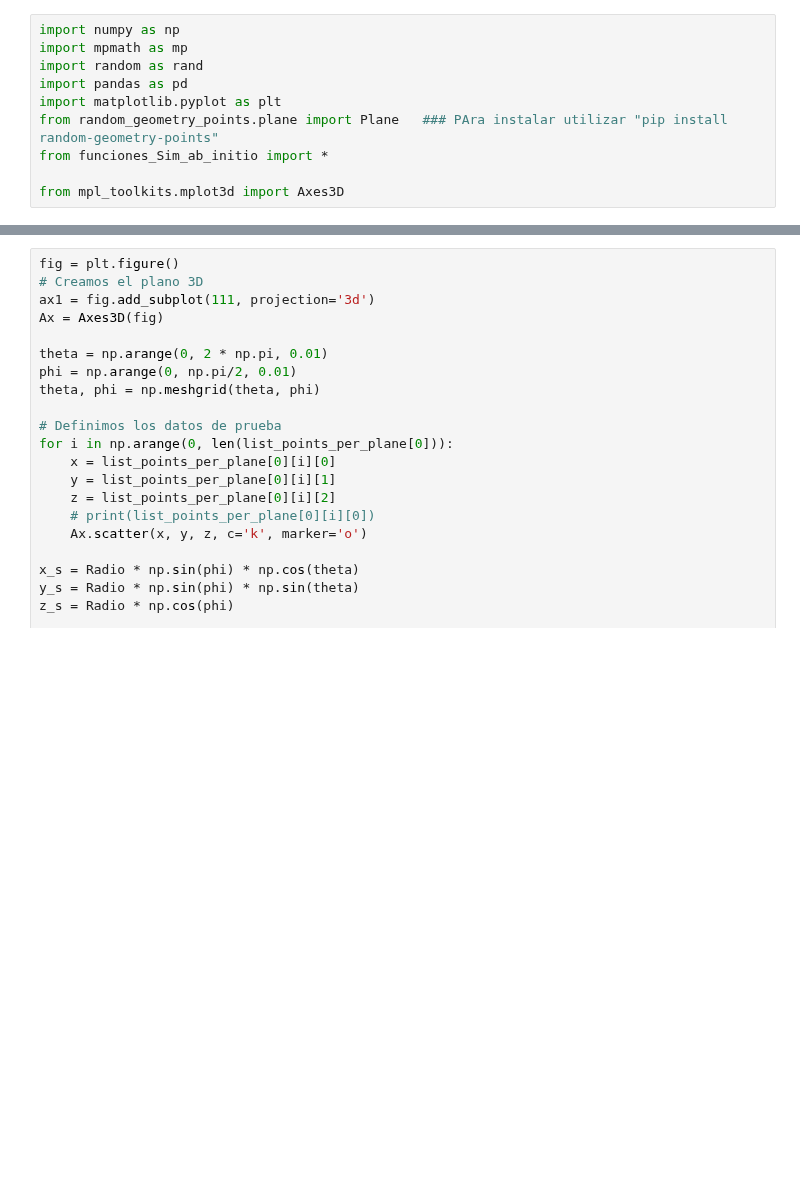
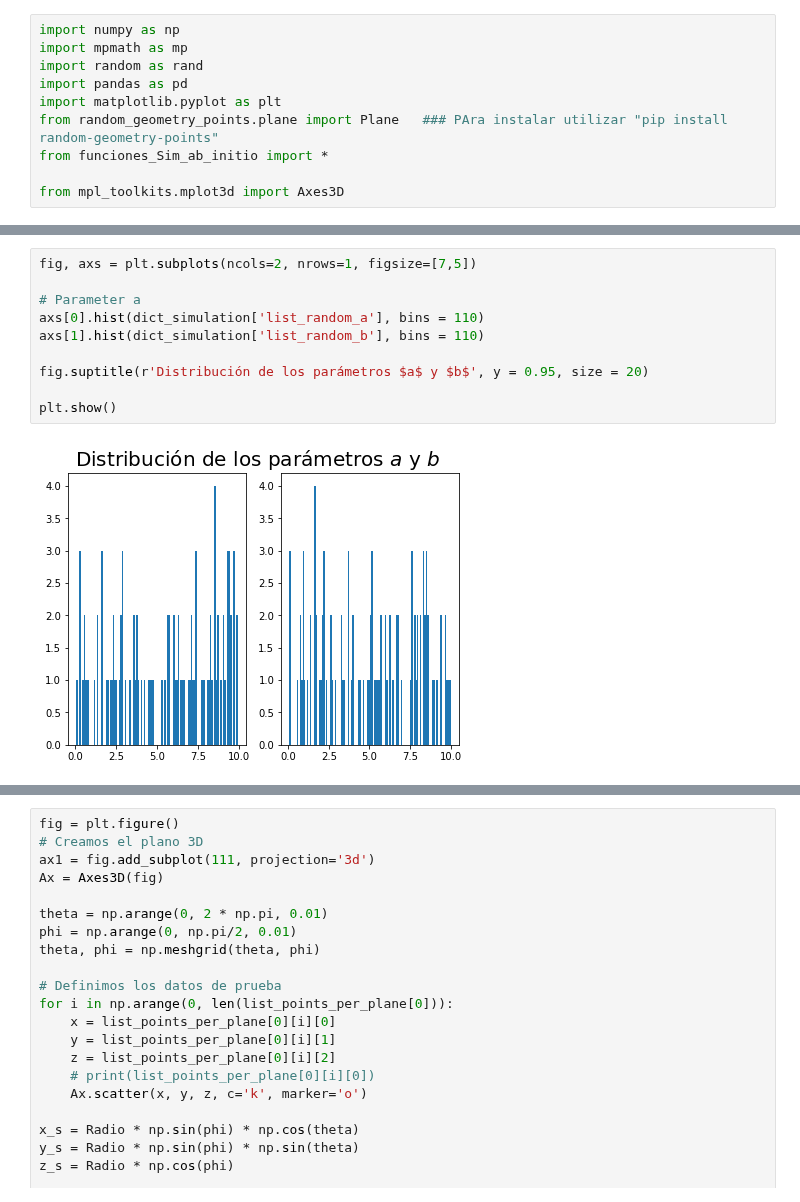
Before and after one commit to mausanram/CodigosICN, a Jupyter notebook: Simulacion_ab_initio/Sim_ab_initio.ipynb, the cells around one changed output, grey strips where cells are left out. Cells and saved outputs as stored; diff of their text form; blank space fills up the shorter version.

```diff
--- a/Simulacion_ab_initio/Sim_ab_initio.ipynb
+++ b/Simulacion_ab_initio/Sim_ab_initio.ipynb
@@ -103,0 +67,12 @@ Número total de eventos simulados:  15710
+# %%
+fig, axs = plt.subplots(ncols=2, nrows=1, figsize=[7,5])
+
+# Parameter a
+axs[0].hist(dict_simulation['list_random_a'], bins = 110)
+axs[1].hist(dict_simulation['list_random_b'], bins = 110)
+
+fig.suptitle(r'Distribución de los parámetros $a$ y $b$', y = 0.95, size = 20)
+
+plt.show()
+# %% [output]
+[figure, added]
```
Also changed, not shown: parts of 7 cells of this notebook, 3 other files.
